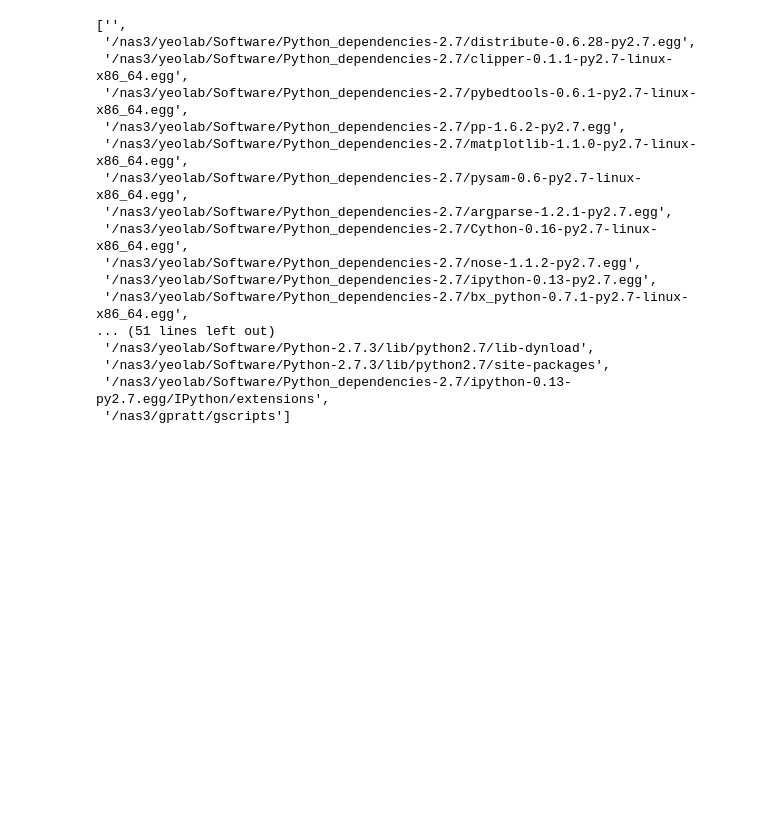
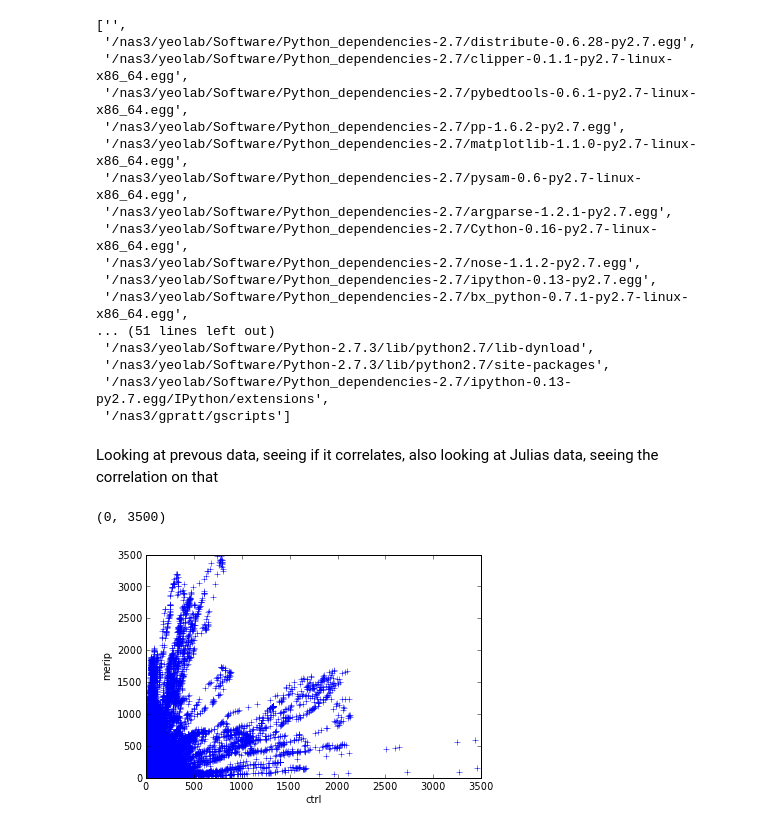
Before and after one commit to gpratt/iPython_Notebook, a Jupyter notebook: m6a_analysis.ipynb, the cells around one changed output. Saved outputs shown, nothing was run; the diff lists cells and outputs as text; code cells hidden in the pictures; blank space fills up the shorter version.

```diff
--- a/m6a_analysis.ipynb
+++ b/m6a_analysis.ipynb
@@ -71,3 +71,5 @@ AGO2                8.501441
  '/nas3/yeolab/Software/Python-2.7.3/lib/python2.7/site-packages',
  '/nas3/yeolab/Software/Python_dependencies-2.7/ipython-0.13-py2.7.egg/IPython/extensions',
  '/nas3/gpratt/gscripts']
+# %% [markdown]
+Looking at prevous data, seeing if it correlates, also looking at Julias data, seeing the correlation on that
@@ -73,0 +90,37 @@ AGO2                8.501441
+# %%
+#sample1_ctrl_array = sample1_ctrl.get_as_array("chr22", 0, 51304566)
+#sample1_merip_array = sample1_merip.get_as_array("chr22", 0, 51304566)
+sample2_ctrl_array = sample2_ctrl.get_as_array("chr22", 0, 51304566)
+sample2_merip_array = sample2_merip.get_as_array("chr22", 0, 51304566)
+sample3_ctrl_array = sample3_ctrl.get_as_array("chr22", 0, 51304566)
+sample3_merip_array = sample3_merip.get_as_array("chr22", 0, 51304566)
+
+#JN6A_06_pos_array = JN6A_06_pos.get_as_array("chr22", 0, 51304566)
+#JN6A_06_neg_array = JN6A_06_neg.get_as_array("chr22", 0, 51304566)
+#JN6A_12_pos_array = JN6A_12_pos.get_as_array("chr22", 0, 51304566)
+#JN6A_12_neg_array = JN6A_12_neg.get_as_array("chr22", 0, 51304566)
+
+JN06_array = JN06.get_as_array("chr22", 0, 51304566)
+JN12_array = JN12.get_as_array("chr22", 0, 51304566)
+# %%
+sample2_ctrl_array[np.isnan(sample2_ctrl_array)] = 0
+sample2_merip_array[np.isnan(sample2_merip_array)] = 0
+sample3_ctrl_array[np.isnan(sample3_ctrl_array)] = 0
+sample3_merip_array[np.isnan(sample3_merip_array)] = 0
+
+#JN6A_06_pos_array[np.isnan(JN6A_06_pos_array)] = 0
+#JN6A_06_neg_array[np.isnan(JN6A_06_neg_array)] = 0
+#JN6A_12_pos_array[np.isnan(JN6A_12_pos_array)] = 0
+#JN6A_12_neg_array[np.isnan(JN6A_12_neg_array)] = 0
+
+JN06_array[np.isnan(JN06_array)] = 0
+JN12_array[np.isnan(JN12_array)] = 0
+# %%
+plot(sample2_ctrl_array, sample2_merip_array, "+")
+xlabel("ctrl")
+ylabel("merip")
+xlim( (0, 3500) )
+ylim( (0, 3500) )
+# %% [output]
+(0, 3500)
+[figure, added]
```
Also changed, not shown: parts of 8 cells of this notebook.
